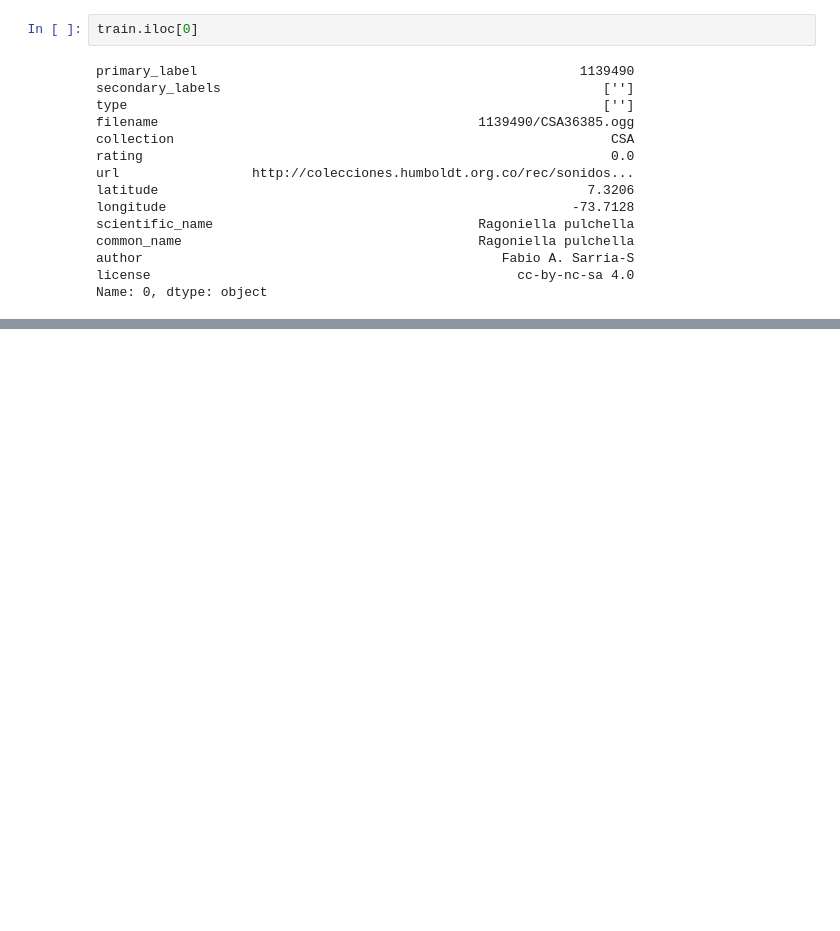
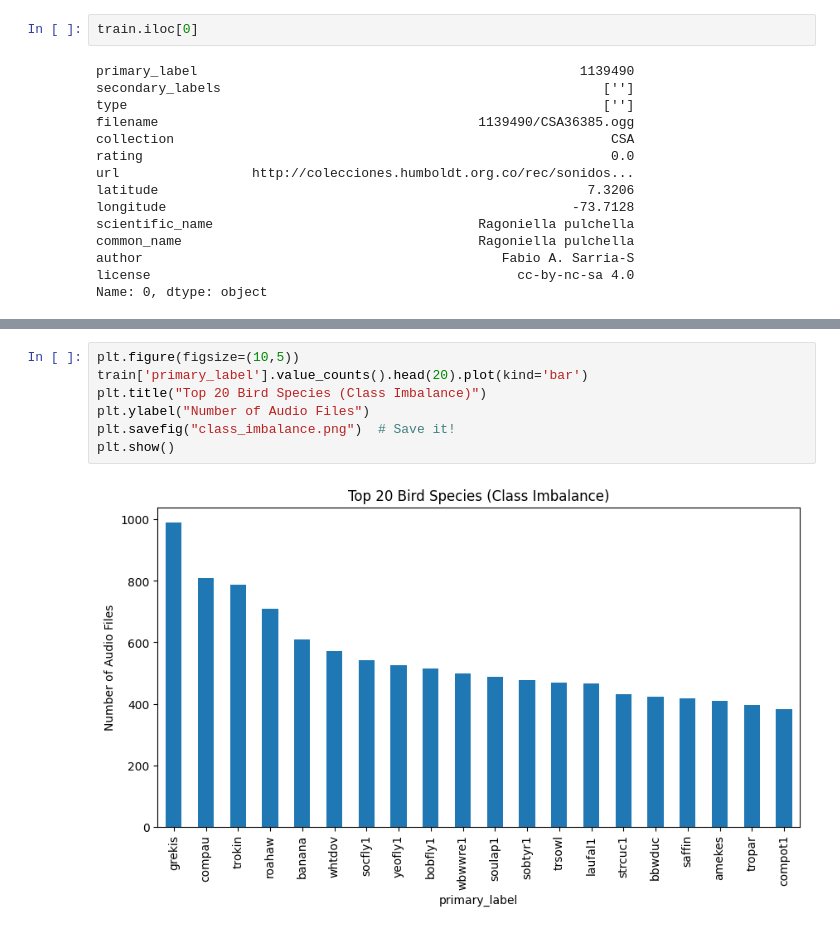
Before and after one commit to Saransh-Basu-01/BIRDCLEF-2025, a Jupyter notebook: BIrdclef2025.ipynb, the cells around one changed output, grey strips where cells are left out. Drawn from its saved outputs; the diff is of its cells as text; blank space fills up the shorter version.

Commit message:
Kaggle Notebook | BirdClef2025 | Version 4

```diff
--- a/BIrdclef2025.ipynb
+++ b/BIrdclef2025.ipynb
@@ -731,0 +748,9 @@ Batch labels: tensor([ 72, 163,  80, 183, 178,  71, 104,  82])
+# %%
+plt.figure(figsize=(10,5))
+train['primary_label'].value_counts().head(20).plot(kind='bar')
+plt.title("Top 20 Bird Species (Class Imbalance)")
+plt.ylabel("Number of Audio Files")
+plt.savefig("class_imbalance.png")  # Save it!
+plt.show()
+# %% [output]
+[figure, added]
```
Also changed, not shown: parts of 3 cells of this notebook.
